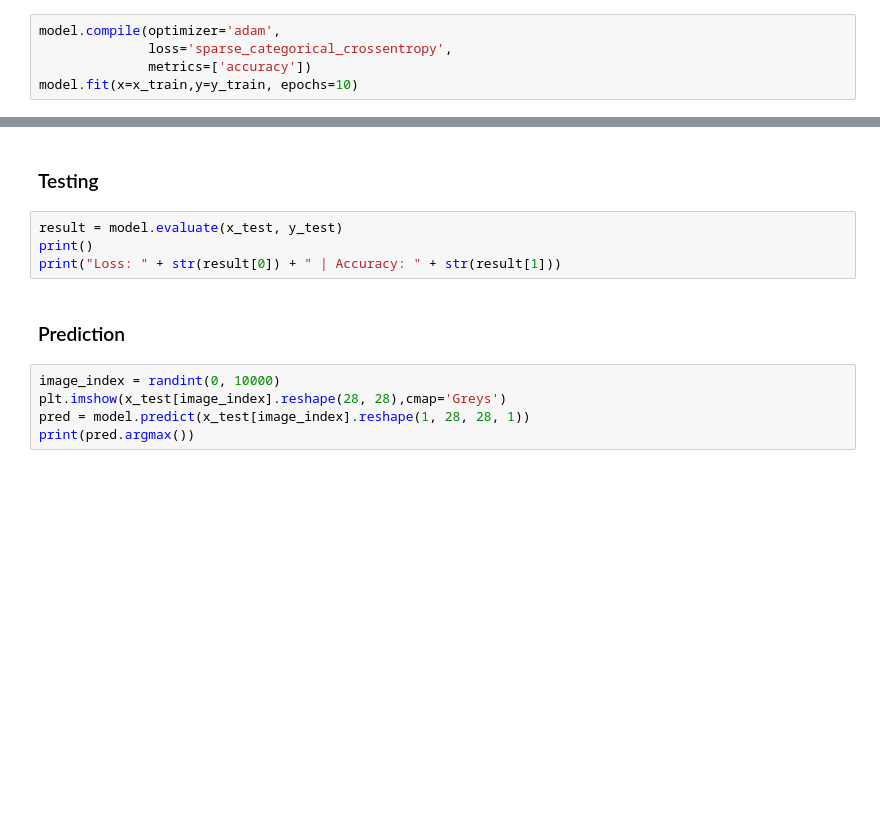
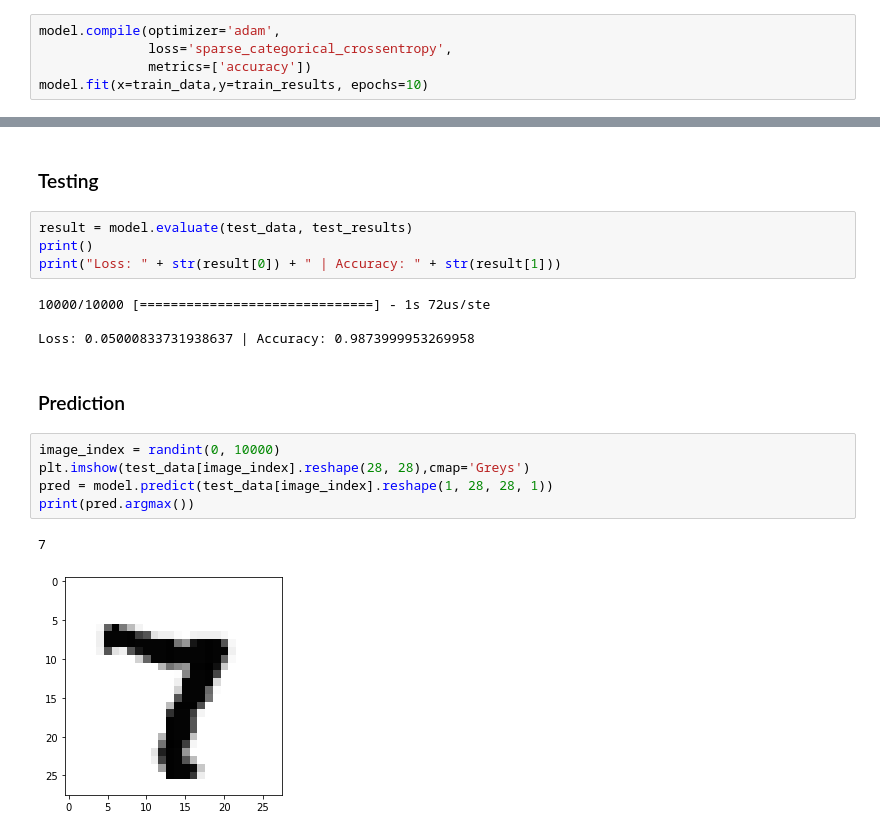
Before and after one commit to Halex193/AILab, a Jupyter notebook: Lab9/cnn.ipynb, the cells around one changed output, grey strips where cells are left out. Cells and saved outputs as stored; diff of their text form; blank space fills up the shorter version.

```diff
--- a/Lab9/cnn.ipynb
+++ b/Lab9/cnn.ipynb
@@ -54,6 +54,6 @@ model.add(Dense(10,activation=tf.nn.softmax))
 model.compile(optimizer='adam',
               loss='sparse_categorical_crossentropy',
               metrics=['accuracy'])
-model.fit(x=x_train,y=y_train, epochs=10)
+model.fit(x=train_data,y=train_results, epochs=10)
 # %% [output]
 Epoch 1/10
@@ -69,13 +76,20 @@ Epoch 7/10
 # %% [markdown]
 ### Testing
 # %%
-result = model.evaluate(x_test, y_test)
+result = model.evaluate(test_data, test_results)
 print()
 print("Loss: " + str(result[0]) + " | Accuracy: " + str(result[1]))
+# %% [output]
+10000/10000 [==============================] - 1s 72us/ste
+
+Loss: 0.05000833731938637 | Accuracy: 0.9873999953269958
 # %% [markdown]
 ### Prediction
 # %%
 image_index = randint(0, 10000)
-plt.imshow(x_test[image_index].reshape(28, 28),cmap='Greys')
-pred = model.predict(x_test[image_index].reshape(1, 28, 28, 1))
+plt.imshow(test_data[image_index].reshape(28, 28),cmap='Greys')
+pred = model.predict(test_data[image_index].reshape(1, 28, 28, 1))
 print(pred.argmax())
+# %% [output]
+7
+[figure, added]
```
Also changed, not shown: parts of 6 cells of this notebook.
